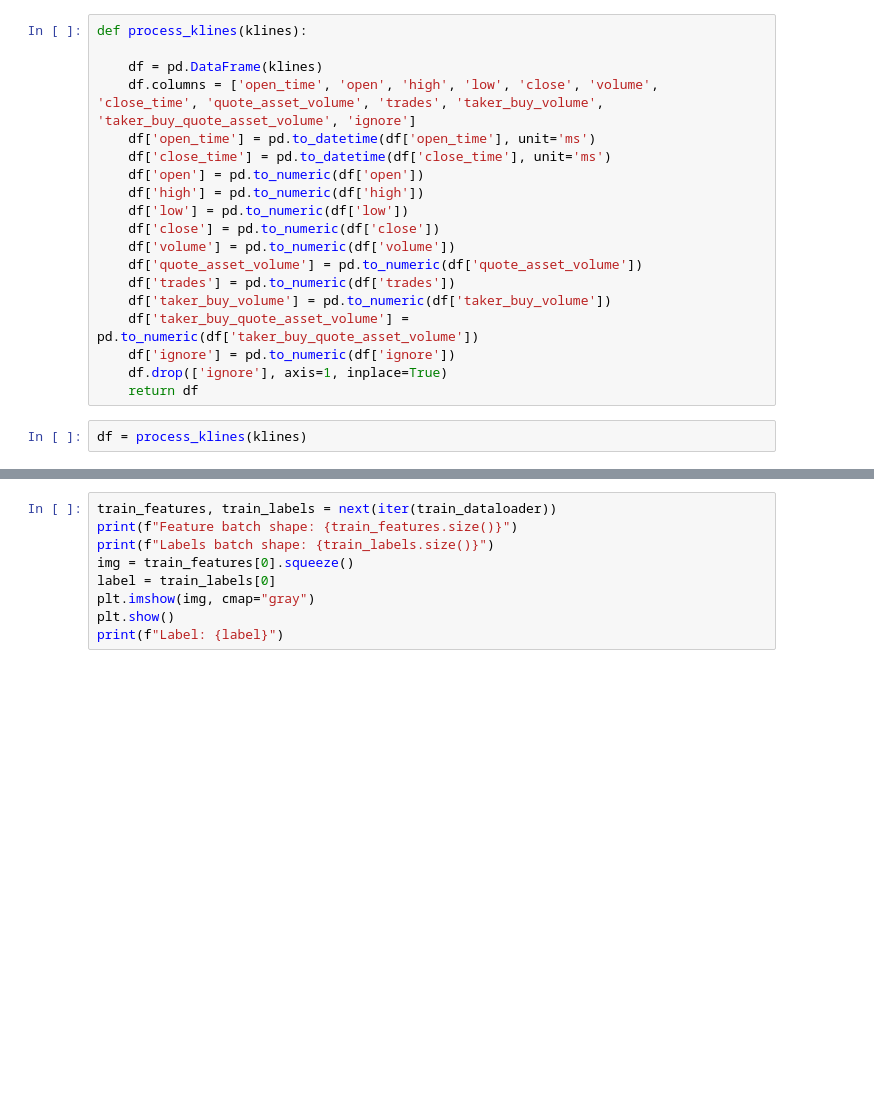
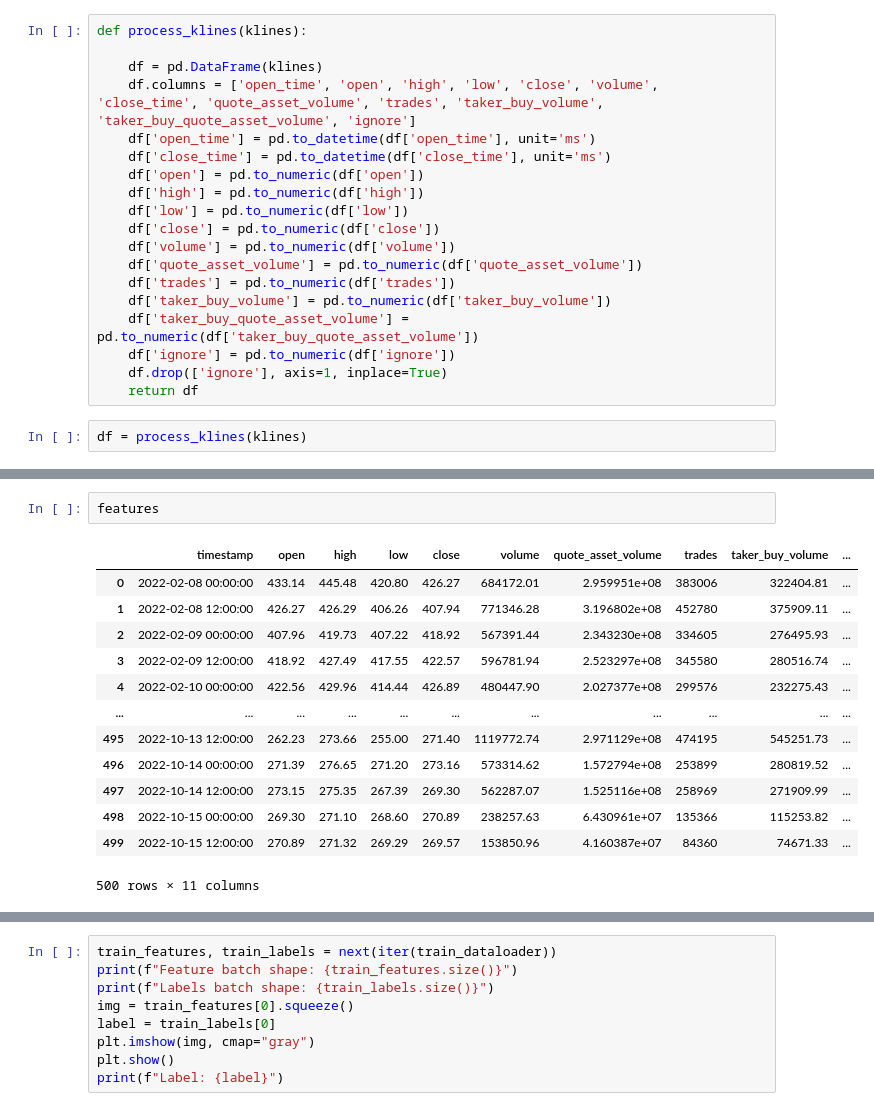
Before and after one commit to izzortsi/trailing_orders, a Jupyter notebook: dataset/peak_finding_simpler.ipynb, the cells around one changed output, grey strips where cells are left out. Cells and saved outputs as stored; diff of their text form; blank space fills up the shorter version.

```diff
--- a/dataset/peak_finding_simpler.ipynb
+++ b/dataset/peak_finding_simpler.ipynb
@@ -160,3 +189,19 @@ print(labels)
+# %%
+features
+# %% [output]
+|  | timestamp | open | high | low | close | volume | quote_asset_volume | trades | taker_buy_volume | ... |
+| 0 | 2022-02-08 00:00:00 | 433.14 | 445.48 | 420.80 | 426.27 | 684172.01 | 2.959951e+08 | 383006 | 322404.81 | ... |
+| 1 | 2022-02-08 12:00:00 | 426.27 | 426.29 | 406.26 | 407.94 | 771346.28 | 3.196802e+08 | 452780 | 375909.11 | ... |
+| 2 | 2022-02-09 00:00:00 | 407.96 | 419.73 | 407.22 | 418.92 | 567391.44 | 2.343230e+08 | 334605 | 276495.93 | ... |
+| 3 | 2022-02-09 12:00:00 | 418.92 | 427.49 | 417.55 | 422.57 | 596781.94 | 2.523297e+08 | 345580 | 280516.74 | ... |
+| 4 | 2022-02-10 00:00:00 | 422.56 | 429.96 | 414.44 | 426.89 | 480447.90 | 2.027377e+08 | 299576 | 232275.43 | ... |
+| ... | ... | ... | ... | ... | ... | ... | ... | ... | ... | ... |
+| 495 | 2022-10-13 12:00:00 | 262.23 | 273.66 | 255.00 | 271.40 | 1119772.74 | 2.971129e+08 | 474195 | 545251.73 | ... |
+| 496 | 2022-10-14 00:00:00 | 271.39 | 276.65 | 271.20 | 273.16 | 573314.62 | 1.572794e+08 | 253899 | 280819.52 | ... |
+| 497 | 2022-10-14 12:00:00 | 273.15 | 275.35 | 267.39 | 269.30 | 562287.07 | 1.525116e+08 | 258969 | 271909.99 | ... |
+| 498 | 2022-10-15 00:00:00 | 269.30 | 271.10 | 268.60 | 270.89 | 238257.63 | 6.430961e+07 | 135366 | 115253.82 | ... |
+| 499 | 2022-10-15 12:00:00 | 270.89 | 271.32 | 269.29 | 269.57 | 153850.96 | 4.160387e+07 | 84360 | 74671.33 | ... |
+500 rows × 11 columns
 # %%
 (fig, ax) = plt.subplots(figsize=(18,12))
 ax.plot(df.close)
```
Also changed, not shown: parts of 16 cells of this notebook, 4 other files.
